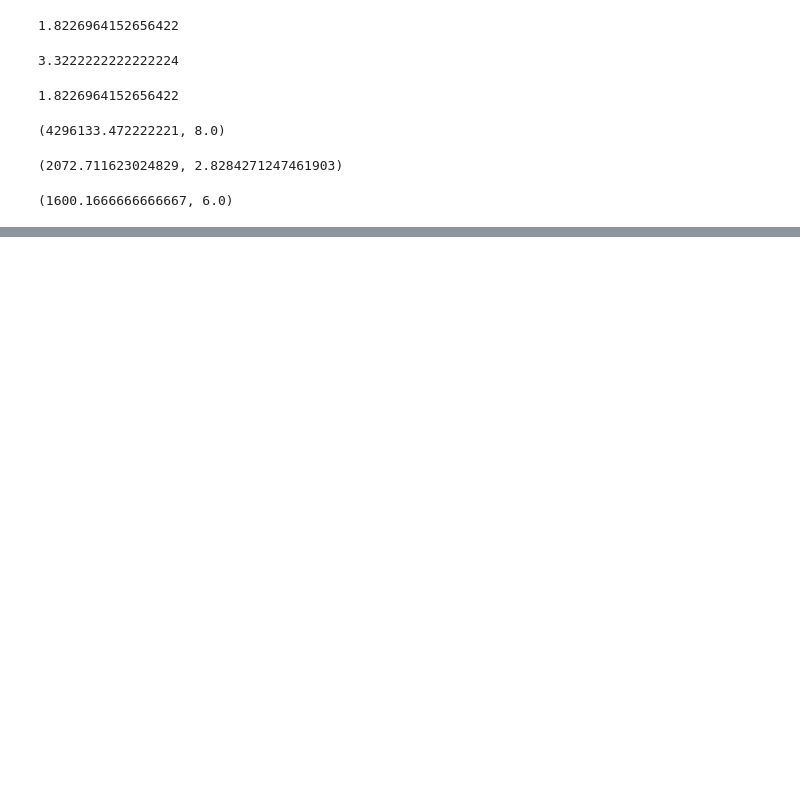
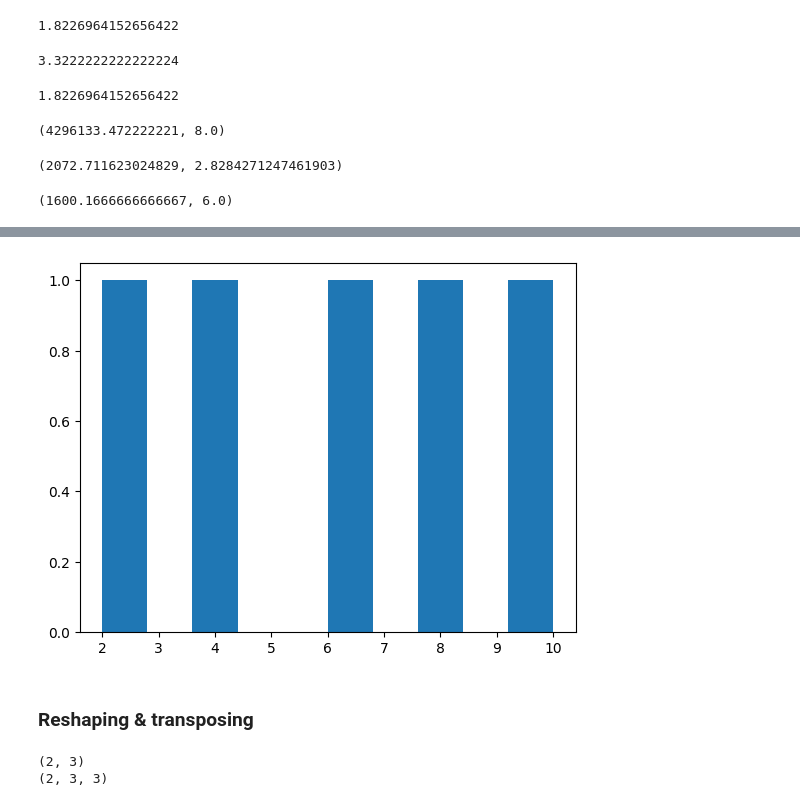
Before and after one commit to UnrivalledHitman120703/Machine-Learning-and-Data-Science-Bootcamp, a Jupyter notebook: Introduction_to_NumPy.ipynb, the cells around one changed output, grey strips where cells are left out. Drawn from its saved outputs; the diff is of its cells as text; code cells hidden in the pictures; blank space fills up the shorter version.

Commit message:
Reshaping and Transpose

```diff
--- a/Introduction_to_NumPy.ipynb
+++ b/Introduction_to_NumPy.ipynb
@@ -403,0 +409,13 @@ np.mean(high_var_array), np.mean(low_var_array)
+# %%
+plt.hist(low_var_array)
+plt.show()
+# %% [output]
+[figure, added]
+# %% [markdown]
+### Reshaping & transposing
+# %%
+print(a2.shape)
+print(a3.shape)
+# %% [output]
+(2, 3)
+(2, 3, 3)
```
Also changed, not shown: parts of 10 cells of this notebook.
